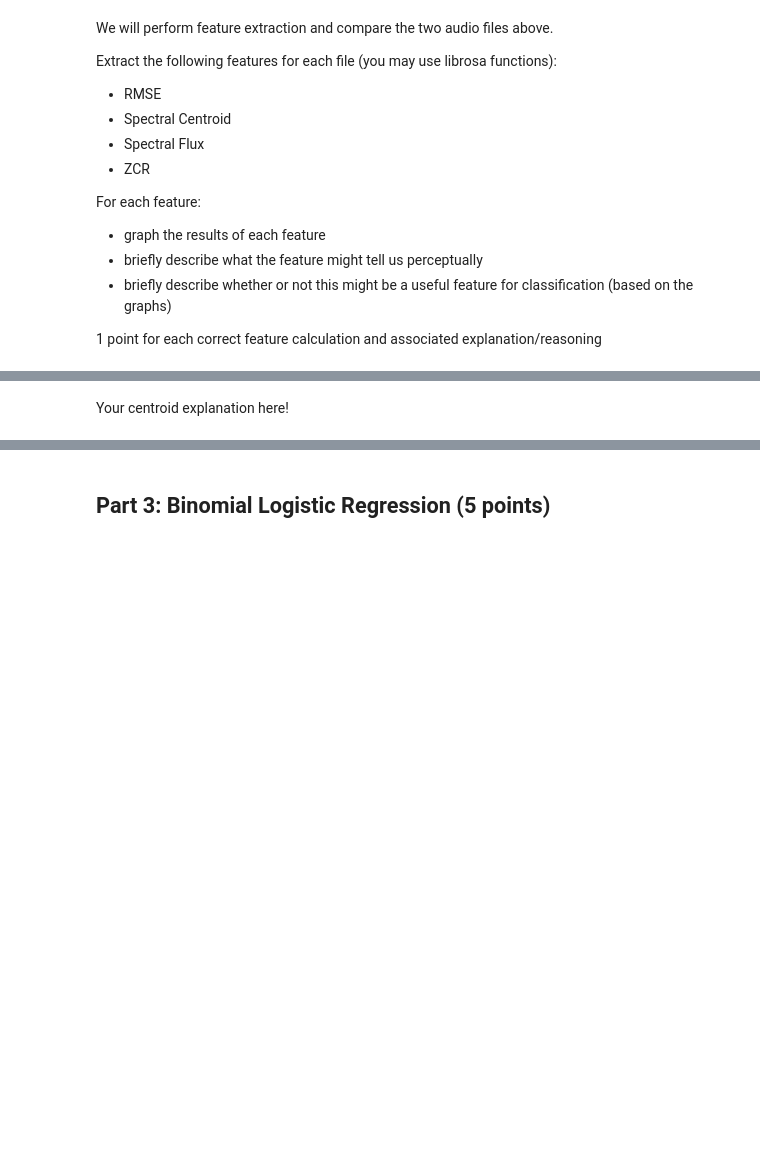
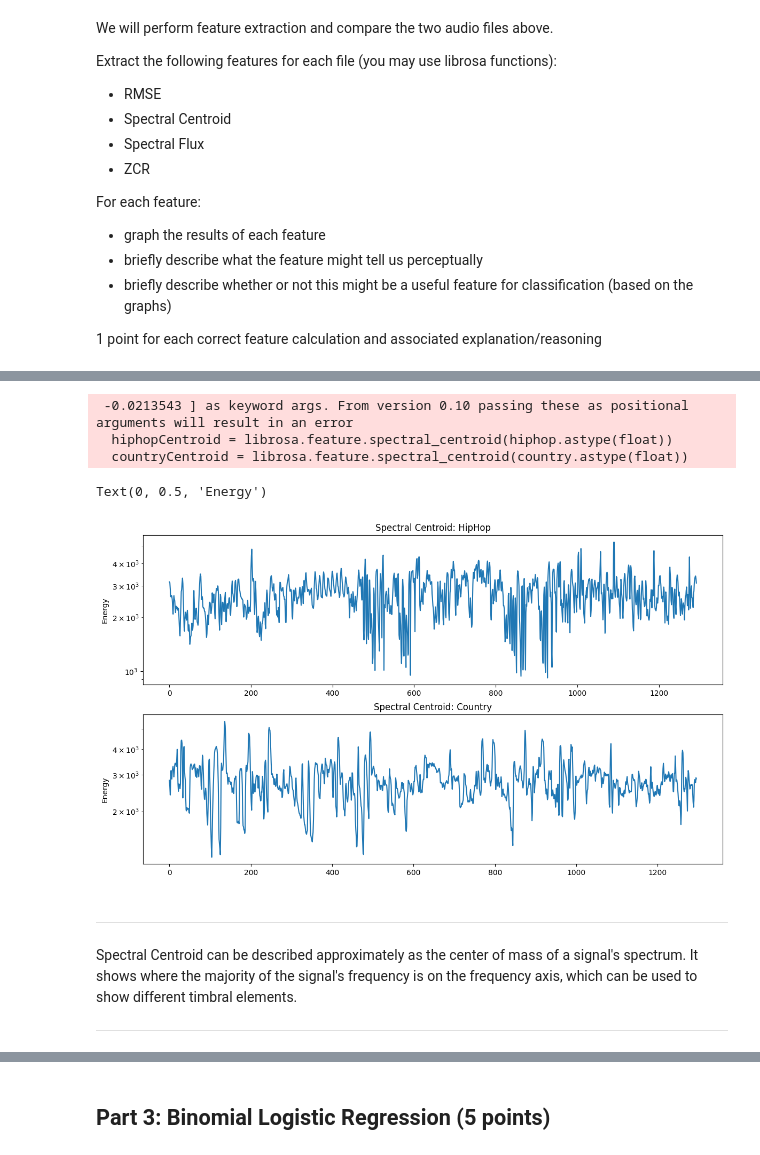
Before and after one commit to MrSesameSeed/AudioTechII, a Jupyter notebook: HW/HW3.ipynb, the cells around one changed output, grey strips where cells are left out. Drawn from its saved outputs; the diff is of its cells as text; code cells hidden in the pictures; blank space fills up the shorter version.

```diff
--- a/HW/HW3.ipynb
+++ b/HW/HW3.ipynb
@@ -131,9 +196,28 @@ Your RMSE explantion here!
 # %%
 # Spectral Centroid for hiphop
+hiphopCentroid = librosa.feature.spectral_centroid(hiphop.astype(float))
+# Spectral Centroid for country
+countryCentroid = librosa.feature.spectral_centroid(country.astype(float))
 
-# Spectral Centroid for country
 
 # plotting
+plt.figure(figsize = (14,8))
+plt.subplot(2,1,1)
+plt.semilogy(hiphopCentroid[0])
+plt.title('Spectral Centroid: HipHop')
+plt.ylabel('Energy')
+plt.subplot(2,1,2)
+plt.semilogy(countryCentroid[0])
+plt.title('Spectral Centroid: Country')
+plt.ylabel('Energy')
+# %% [output]
+ -0.0213543 ] as keyword args. From version 0.10 passing these as positional arguments will result in an error
+  hiphopCentroid = librosa.feature.spectral_centroid(hiphop.astype(float))
+  countryCentroid = librosa.feature.spectral_centroid(country.astype(float))
+Text(0, 0.5, 'Energy')
+[figure, added]
 # %% [markdown]
-Your centroid explanation here!
+***************
+Spectral Centroid can be described approximately as the center of mass of a signal's spectrum. It shows where the majority of the signal's frequency is on the frequency axis, which can be used to show different timbral elements.
+***************
 # %%
```
Also changed, not shown: parts of 14 cells of this notebook.
